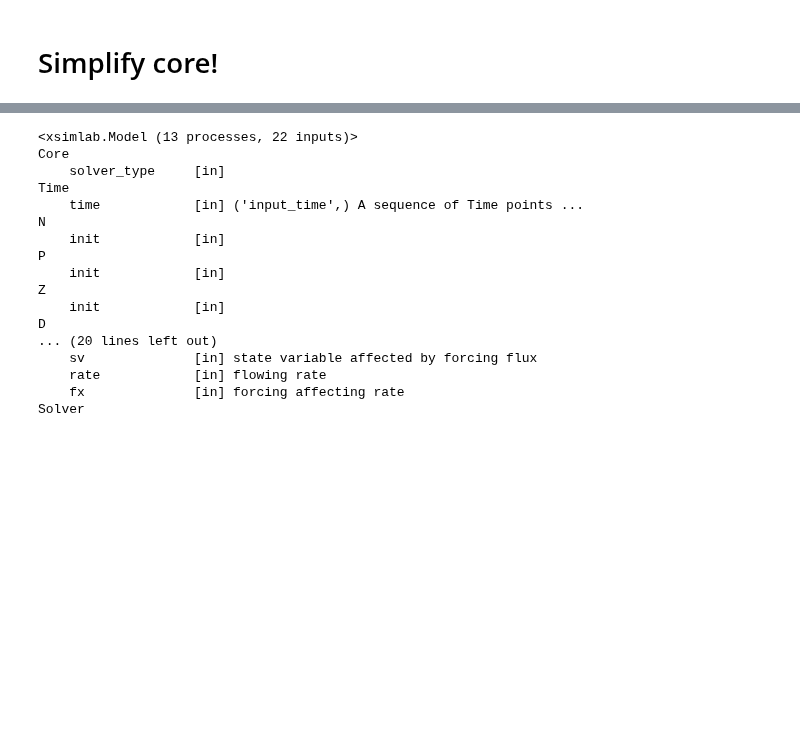
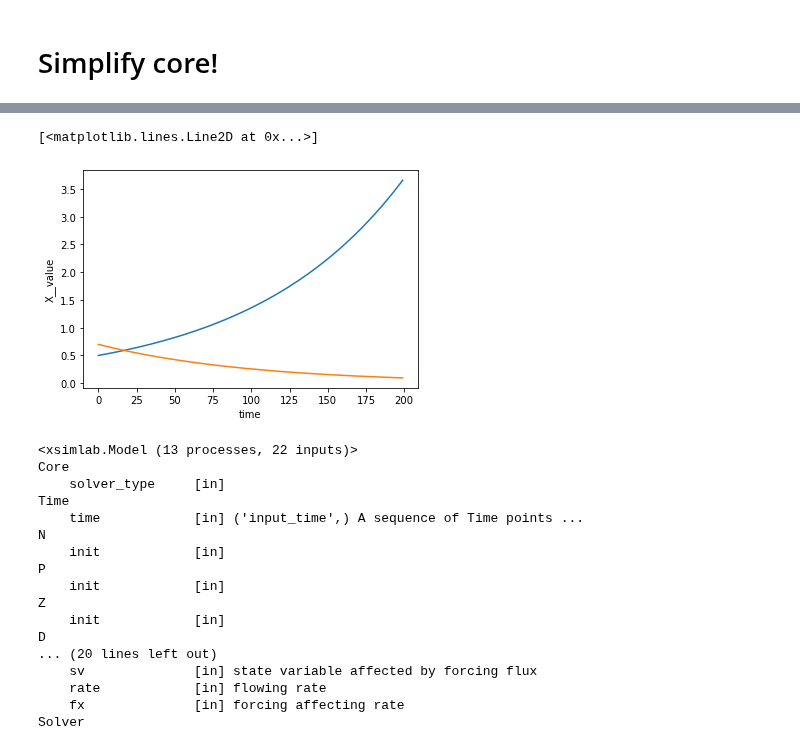
Before and after one commit to ben1post/phydra, a Jupyter notebook: prototypes/PhydraPub_SimplifyCore.ipynb, the cells around one changed output, grey strips where cells are left out. Drawn from its saved outputs; the diff is of its cells as text; code cells hidden in the pictures; blank space fills up the shorter version.

```diff
--- a/prototypes/PhydraPub_SimplifyCore.ipynb
+++ b/prototypes/PhydraPub_SimplifyCore.ipynb
@@ -40,0 +116,3 @@ AttributeError: 'PhydraModel' object has no attribute 'Fluxes'
+# %%
+with TestModel:
+    gekko_out = gekko_setup.xsimlab.run()
@@ -41,3 +137,9 @@ AttributeError: 'PhydraModel' object has no attribute 'Fluxes'
+# %%
+gekko_out.S__value.plot()
+gekko_out.X__value.plot()
+# %% [output]
+[<matplotlib.lines.Line2D at 0x...>]
+[figure, added]
 # %%
 # SO what i need to do is
 a) add the variable to the model backend
```
Also changed, not shown: parts of 12 cells of this notebook, 15 other files.
